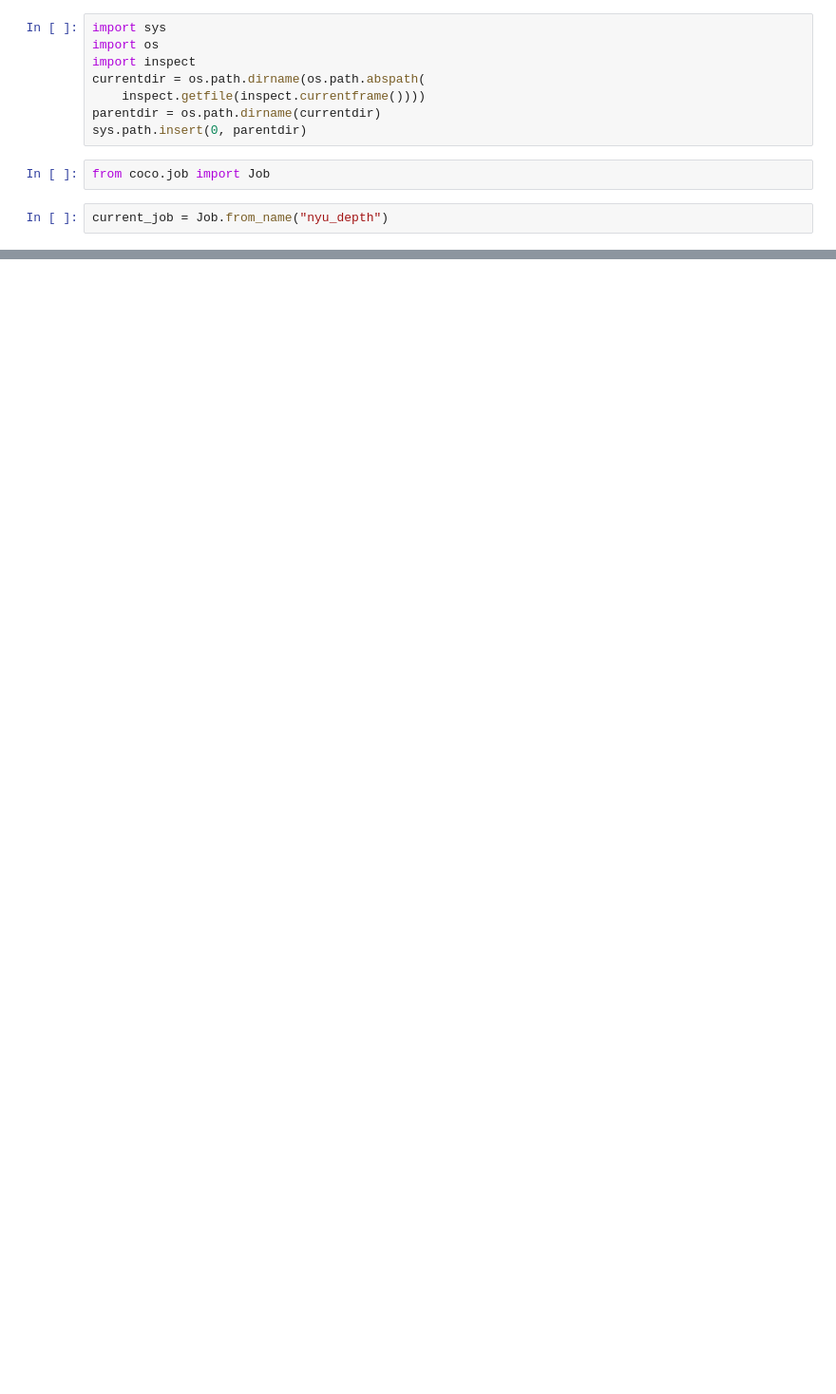
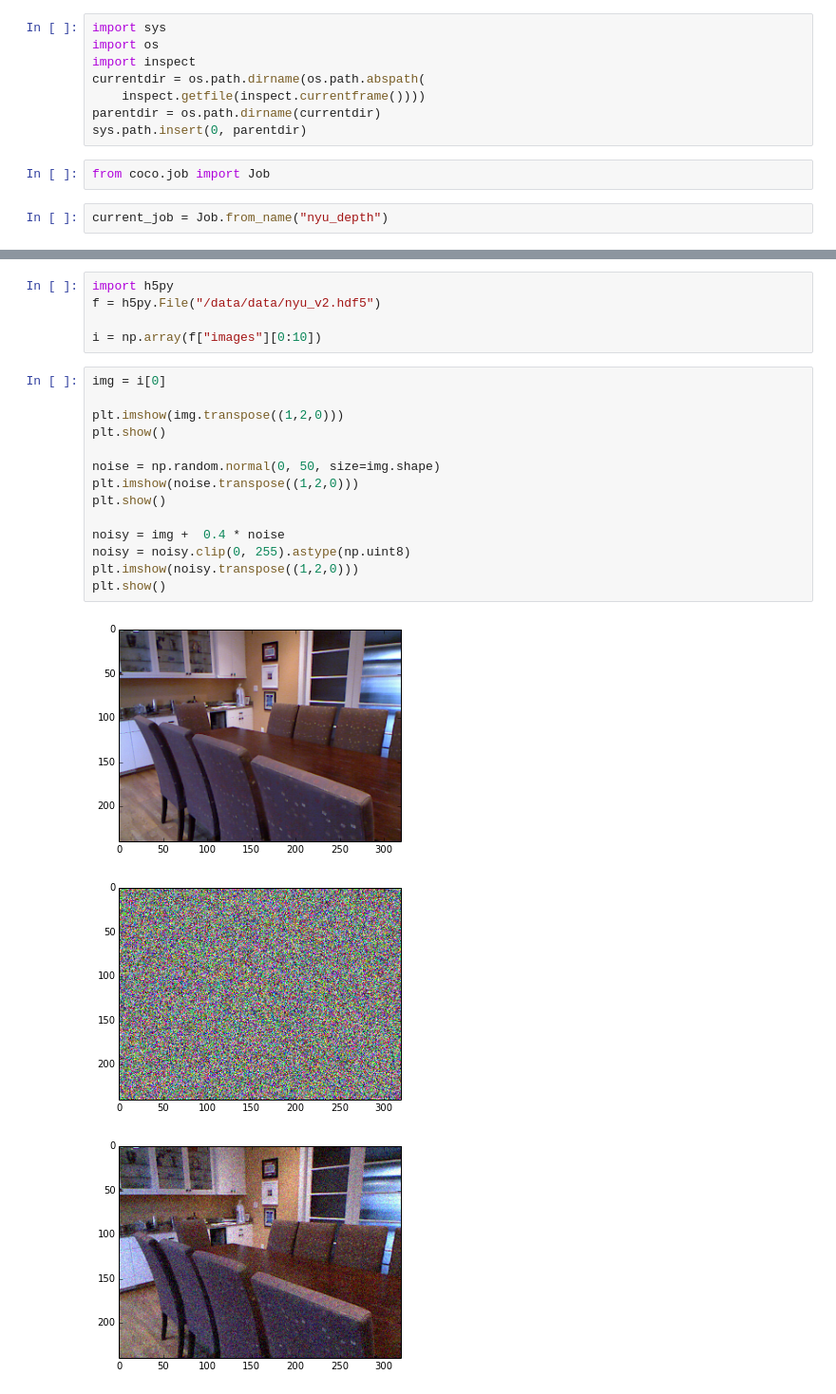
Before and after one commit to sebastian-schlecht/coco, a Jupyter notebook: examples/live_train.ipynb, the cells around one changed output, grey strips where cells are left out. Shown at 95% size. Cells and saved outputs as stored; diff of their text form; blank space fills up the shorter version.

```diff
--- a/examples/live_train.ipynb
+++ b/examples/live_train.ipynb
@@ -48,0 +62,23 @@ for i in range(0,len(val_losses),w):
+# %%
+import h5py
+f = h5py.File("/data/data/nyu_v2.hdf5")
+
+i = np.array(f["images"][0:10])
+# %%
+img = i[0]
+
+plt.imshow(img.transpose((1,2,0)))
+plt.show()
+
+noise = np.random.normal(0, 50, size=img.shape)
+plt.imshow(noise.transpose((1,2,0)))
+plt.show()
+
+noisy = img +  0.4 * noise
+noisy = noisy.clip(0, 255).astype(np.uint8)
+plt.imshow(noisy.transpose((1,2,0)))
+plt.show()
+# %% [output]
+[figure, added]
+[figure, added]
+[figure, added]
```
Also changed, not shown: parts of 4 cells of this notebook, 5 other files.
